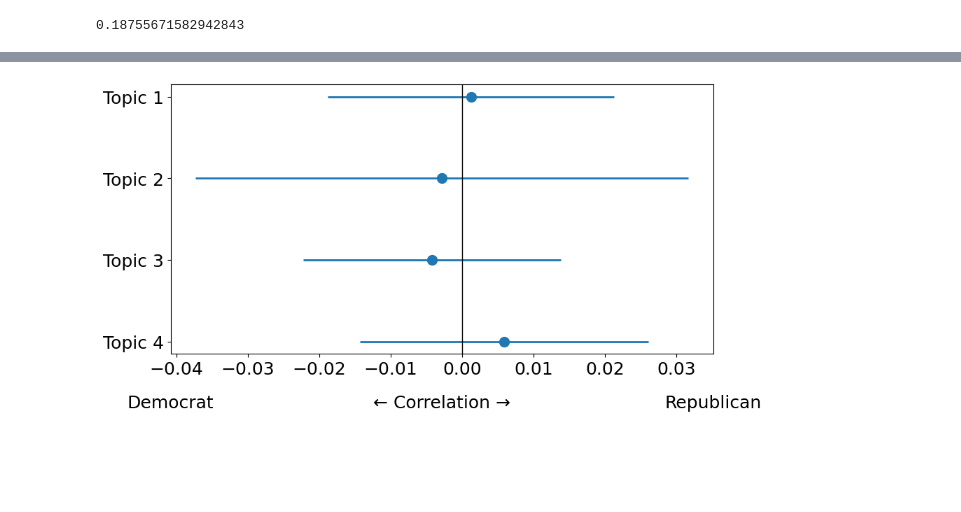
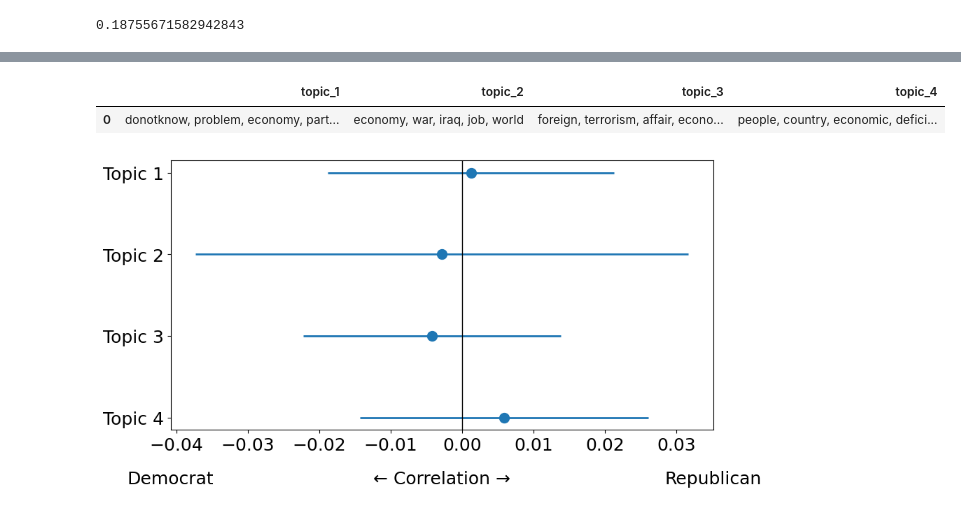
Before and after one commit to twekhof/CTA, a Jupyter notebook: paper_replication/CTA_VALIDATION_OTHER_MODELS_ANES.ipynb, the cells around one changed output, grey strips where cells are left out. Cells and saved outputs as stored; diff of their text form; code cells hidden in the pictures; blank space fills up the shorter version.

```diff
--- a/CTA_VALIDATION_OTHER_MODELS_ANES.ipynb
+++ b/paper_replication/CTA_VALIDATION_OTHER_MODELS_ANES.ipynb
@@ -523,6 +300,11 @@ stm_anes_topic_probabilities=pd.read_csv(
 
 stm_words=pd.read_csv(path_data+"stm_anes_top_words.csv",
                       sep=",",dtype=str)
+# %%
+stm_words
+# %% [output]
+|  | topic_1 | topic_2 | topic_3 | topic_4 |
+| 0 | donotknow, problem, economy, part... | economy, war, iraq, job, world | foreign, terrorism, affair, econo... | people, country, economic, defici... |
 # %%
 # Convert DataFrame to numeric data type
 stm_anes_topic_probabilities = stm_anes_topic_probabilities.apply(pd.to_numeric, errors='coerce')
```
Also changed, not shown: parts of 17 cells of this notebook, 26 other files.
